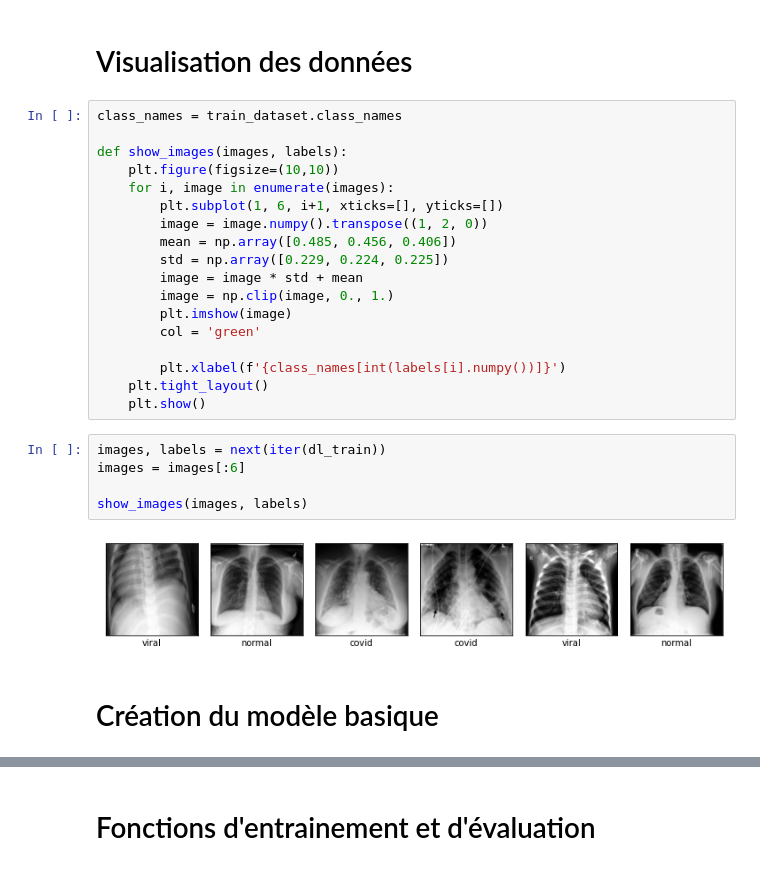
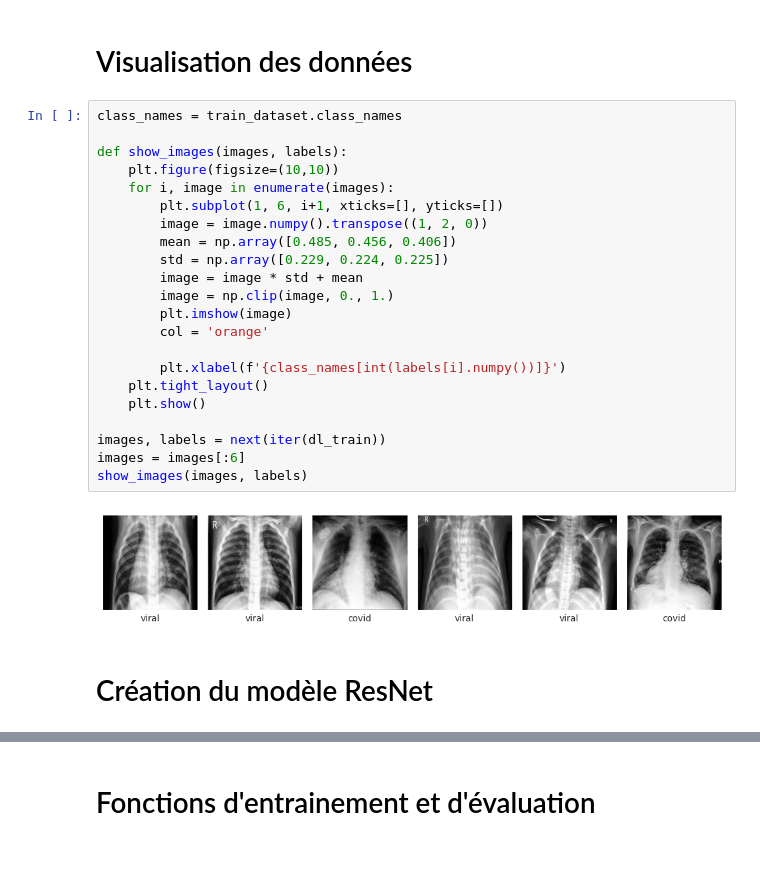
Before and after one commit to TiDev00/COVID19_Detector, a Jupyter notebook: notebooks/detector.ipynb, the cells around one changed output, grey strips where cells are left out. Cells and saved outputs as stored; diff of their text form.

```diff
--- a/notebooks/detector.ipynb
+++ b/notebooks/detector.ipynb
@@ -246,27 +256,26 @@ plt.show()
 # %%
 class_names = train_dataset.class_names
 
 def show_images(images, labels):
     plt.figure(figsize=(10,10))
     for i, image in enumerate(images):
         plt.subplot(1, 6, i+1, xticks=[], yticks=[])
         image = image.numpy().transpose((1, 2, 0))
         mean = np.array([0.485, 0.456, 0.406])
         std = np.array([0.229, 0.224, 0.225])
         image = image * std + mean
         image = np.clip(image, 0., 1.)
         plt.imshow(image)
-        col = 'green'
+        col = 'orange'
 
         plt.xlabel(f'{class_names[int(labels[i].numpy())]}')
     plt.tight_layout()
     plt.show()
+
+images, labels = next(iter(dl_train))
+images = images[:6]
+show_images(images, labels)
+# %% [output]
+[figure, added]
-# %%
-images, labels = next(iter(dl_train))
-images = images[:6]
-
-show_images(images, labels)
-# %% [output]
-[figure, removed]
 # %% [markdown]
-# Création du modèle basique
+# Création du modèle ResNet
```
Also changed, not shown: parts of 29 cells of this notebook, 6 other files.
